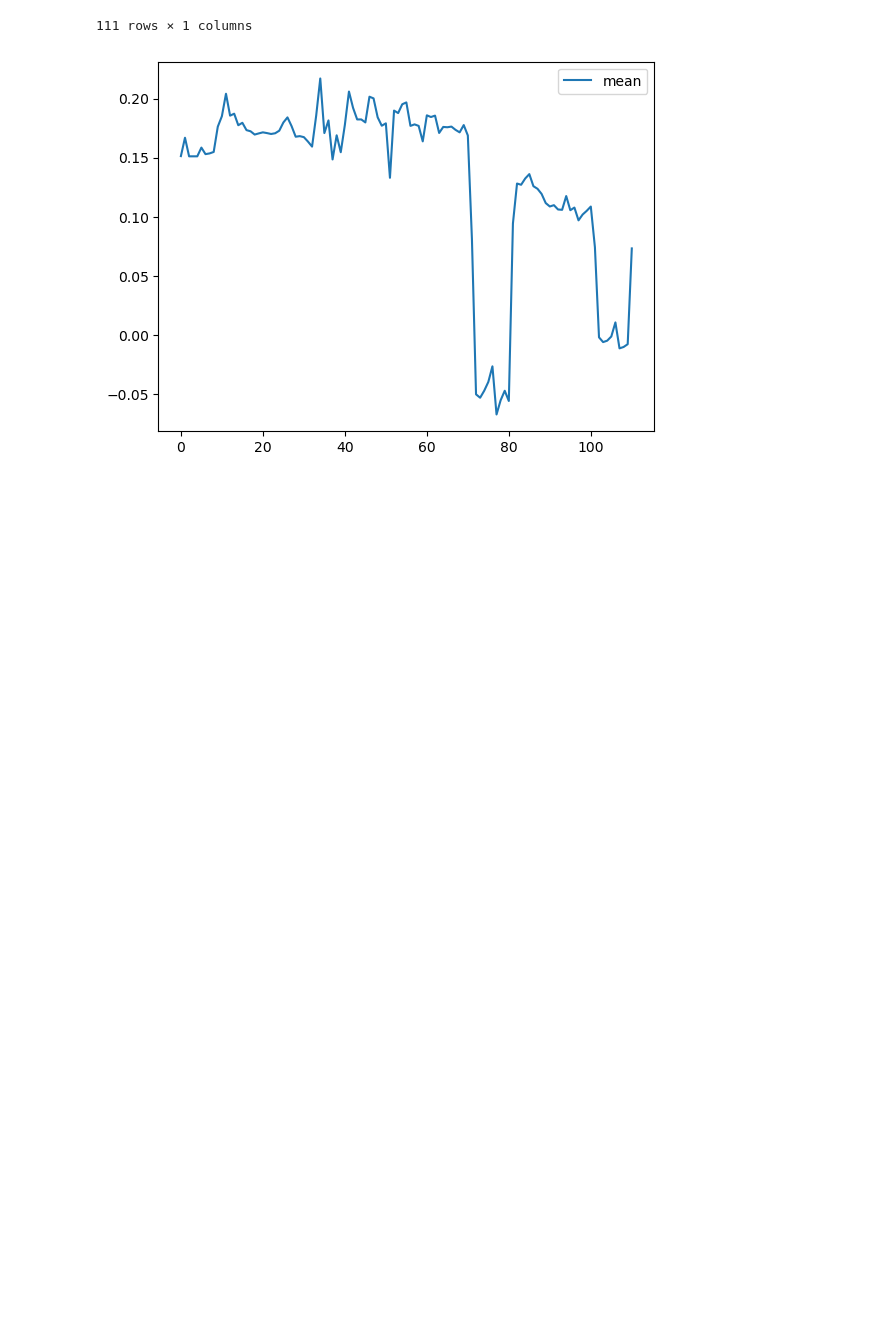
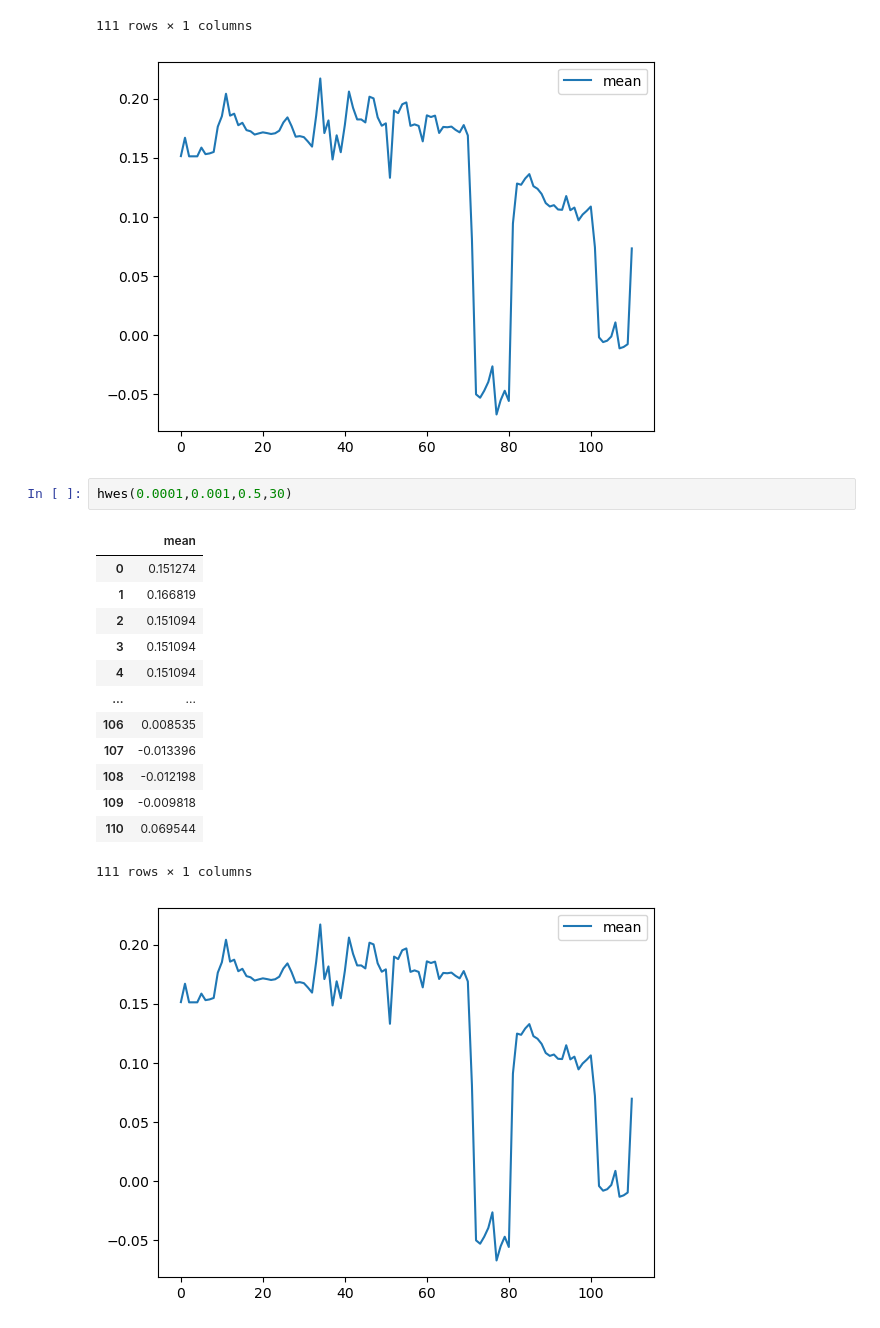
Before and after one commit to milooranm/ForecastingSentiment, a Jupyter notebook: TSA and forecasting.ipynb, the cells around one changed output. Cells and saved outputs as stored; diff of their text form; blank space fills up the shorter version.

```diff
--- a/TSA and forecasting.ipynb
+++ b/TSA and forecasting.ipynb
@@ -218,3 +218,20 @@ hwes(0.0001,0.9,0.5,30)
 | 110 | 0.073198 |
 111 rows × 1 columns
 [figure]
+# %%
+hwes(0.0001,0.001,0.5,30)
+# %% [output]
+|  | mean |
+| 0 | 0.151274 |
+| 1 | 0.166819 |
+| 2 | 0.151094 |
+| 3 | 0.151094 |
+| 4 | 0.151094 |
+| ... | ... |
+| 106 | 0.008535 |
+| 107 | -0.013396 |
+| 108 | -0.012198 |
+| 109 | -0.009818 |
+| 110 | 0.069544 |
+111 rows × 1 columns
+[figure, added]
```
Also changed, not shown: parts of 13 cells of this notebook, 2 other files.
